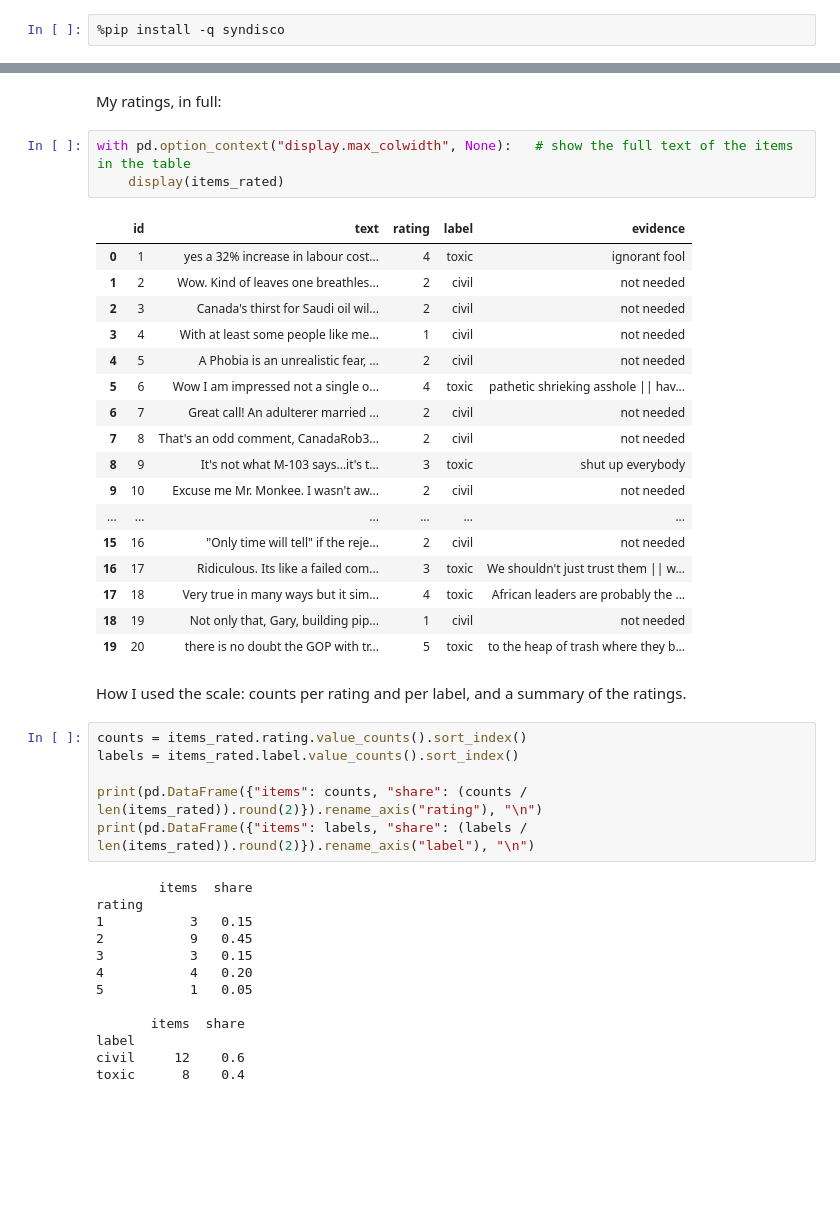
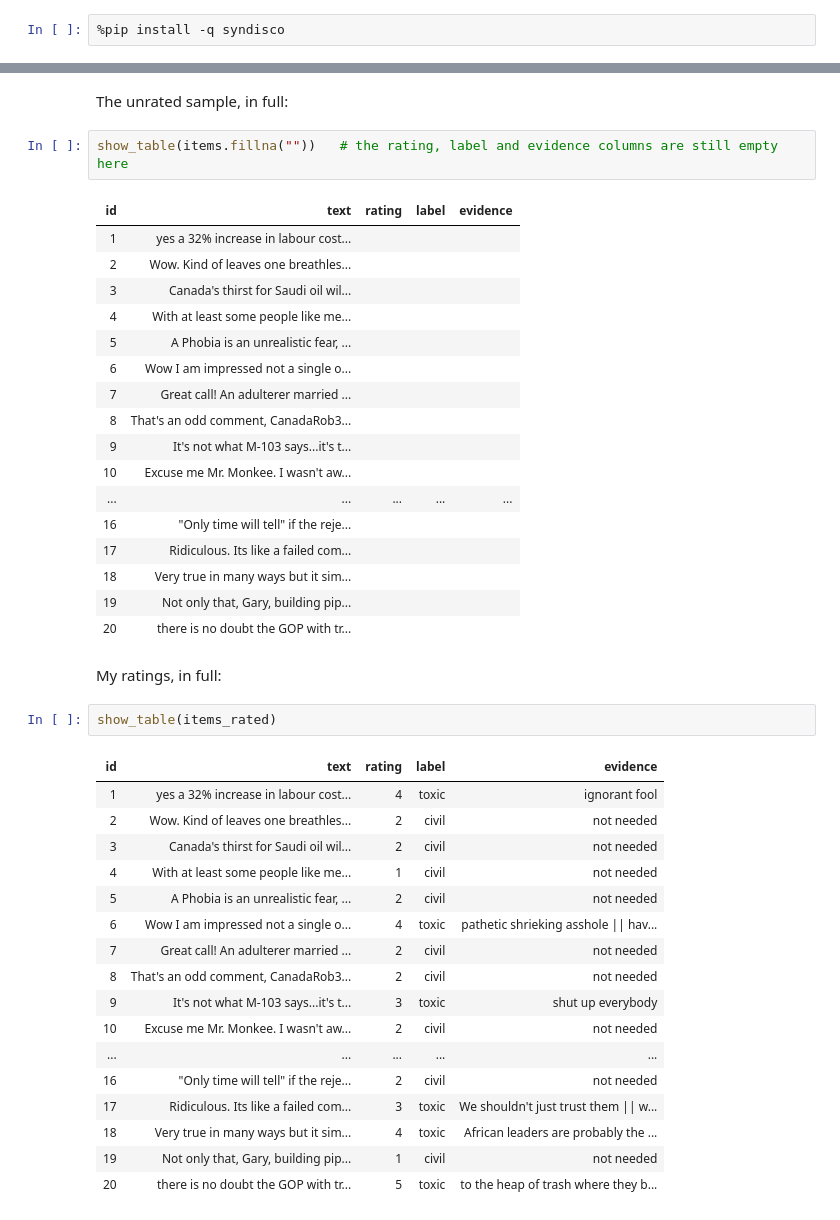
Before and after one commit to PetridhsG/practical-data-science-assignment-1, a Jupyter notebook: annotations.ipynb, the cells around one changed output, grey strips where cells are left out. Saved outputs shown, nothing was run; the diff lists cells and outputs as text; blank space fills up the shorter version.

```diff
--- a/annotations.ipynb
+++ b/annotations.ipynb
@@ -107,44 +146,44 @@ with pd.option_context("display.max_colwidth", None):   # show the full text of
 # %% [markdown]
-My ratings, in full:
+The unrated sample, in full:
 # %%
-with pd.option_context("display.max_colwidth", None):   # show the full text of the items in the table
-    display(items_rated)
+show_table(items.fillna(""))   # the rating, label and evidence columns are still empty here
 # %% [output]
-|  | id | text | rating | label | evidence |
-| 0 | 1 | yes a 32% increase in labour cost... | 4 | toxic | ignorant fool |
-| 1 | 2 | Wow. Kind of leaves one breathles... | 2 | civil | not needed |
-| 2 | 3 | Canada's thirst for Saudi oil wil... | 2 | civil | not needed |
-| 3 | 4 | With at least some people like me... | 1 | civil | not needed |
-| 4 | 5 | A Phobia is an unrealistic fear, ... | 2 | civil | not needed |
-| 5 | 6 | Wow I am impressed not a single o... | 4 | toxic | pathetic shrieking asshole || hav... |
-| 6 | 7 | Great call! An adulterer married ... | 2 | civil | not needed |
-| 7 | 8 | That's an odd comment, CanadaRob3... | 2 | civil | not needed |
-| 8 | 9 | It's not what M-103 says...it's t... | 3 | toxic | shut up everybody |
-| 9 | 10 | Excuse me Mr. Monkee. I wasn't aw... | 2 | civil | not needed |
-| ... | ... | ... | ... | ... | ... |
-| 15 | 16 | "Only time will tell" if the reje... | 2 | civil | not needed |
-| 16 | 17 | Ridiculous. Its like a failed com... | 3 | toxic | We shouldn't just trust them || w... |
-| 17 | 18 | Very true in many ways but it sim... | 4 | toxic | African leaders are probably the ... |
-| 18 | 19 | Not only that, Gary, building pip... | 1 | civil | not needed |
-| 19 | 20 | there is no doubt the GOP with tr... | 5 | toxic | to the heap of trash where they b... |
+| id | text | rating | label | evidence |
+| 1 | yes a 32% increase in labour cost... |  |  |  |
+| 2 | Wow. Kind of leaves one breathles... |  |  |  |
+| 3 | Canada's thirst for Saudi oil wil... |  |  |  |
+| 4 | With at least some people like me... |  |  |  |
+| 5 | A Phobia is an unrealistic fear, ... |  |  |  |
+| 6 | Wow I am impressed not a single o... |  |  |  |
+| 7 | Great call! An adulterer married ... |  |  |  |
+| 8 | That's an odd comment, CanadaRob3... |  |  |  |
+| 9 | It's not what M-103 says...it's t... |  |  |  |
+| 10 | Excuse me Mr. Monkee. I wasn't aw... |  |  |  |
+| ... | ... | ... | ... | ... |
+| 16 | "Only time will tell" if the reje... |  |  |  |
+| 17 | Ridiculous. Its like a failed com... |  |  |  |
+| 18 | Very true in many ways but it sim... |  |  |  |
+| 19 | Not only that, Gary, building pip... |  |  |  |
+| 20 | there is no doubt the GOP with tr... |  |  |  |
 # %% [markdown]
-How I used the scale: counts per rating and per label, and a summary of the ratings.
+My ratings, in full:
 # %%
-counts = items_rated.rating.value_counts().sort_index()
-labels = items_rated.label.value_counts().sort_index()
-
-print(pd.DataFrame({"items": counts, "share": (counts / len(items_rated)).round(2)}).rename_axis("rating"), "\n")
-print(pd.DataFrame({"items": labels, "share": (labels / len(items_rated)).round(2)}).rename_axis("label"), "\n")
+show_table(items_rated)
 # %% [output]
-        items  share
-rating
-1           3   0.15
-2           9   0.45
-3           3   0.15
-4           4   0.20
-5           1   0.05
-
-       items  share
-label
-civil     12    0.6
-toxic      8    0.4
+| id | text | rating | label | evidence |
+| 1 | yes a 32% increase in labour cost... | 4 | toxic | ignorant fool |
+| 2 | Wow. Kind of leaves one breathles... | 2 | civil | not needed |
+| 3 | Canada's thirst for Saudi oil wil... | 2 | civil | not needed |
+| 4 | With at least some people like me... | 1 | civil | not needed |
+| 5 | A Phobia is an unrealistic fear, ... | 2 | civil | not needed |
+| 6 | Wow I am impressed not a single o... | 4 | toxic | pathetic shrieking asshole || hav... |
+| 7 | Great call! An adulterer married ... | 2 | civil | not needed |
+| 8 | That's an odd comment, CanadaRob3... | 2 | civil | not needed |
+| 9 | It's not what M-103 says...it's t... | 3 | toxic | shut up everybody |
+| 10 | Excuse me Mr. Monkee. I wasn't aw... | 2 | civil | not needed |
+| ... | ... | ... | ... | ... |
+| 16 | "Only time will tell" if the reje... | 2 | civil | not needed |
+| 17 | Ridiculous. Its like a failed com... | 3 | toxic | We shouldn't just trust them || w... |
+| 18 | Very true in many ways but it sim... | 4 | toxic | African leaders are probably the ... |
+| 19 | Not only that, Gary, building pip... | 1 | civil | not needed |
+| 20 | there is no doubt the GOP with tr... | 5 | toxic | to the heap of trash where they b... |
```
Also changed, not shown: parts of 25 cells of this notebook, 1 other file.
